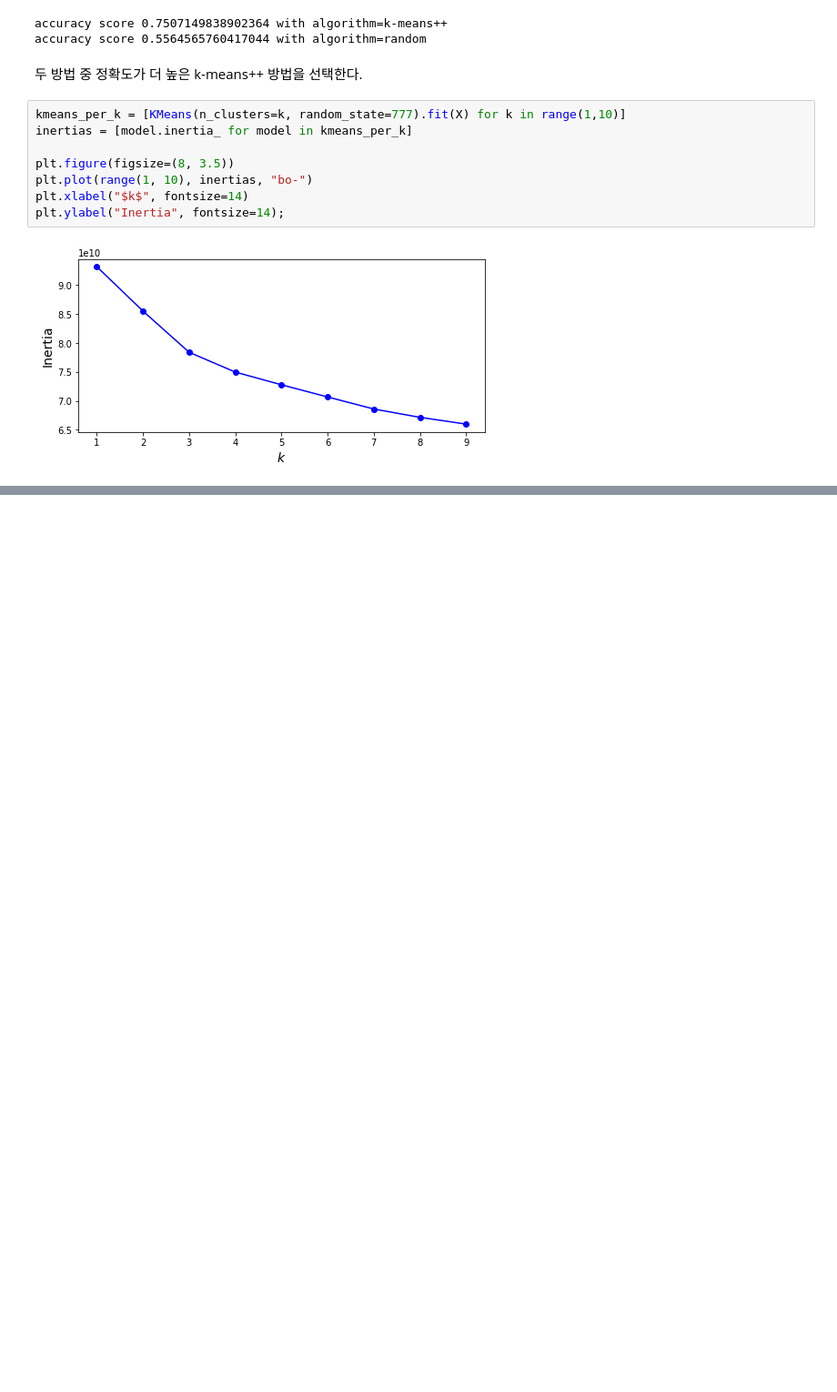
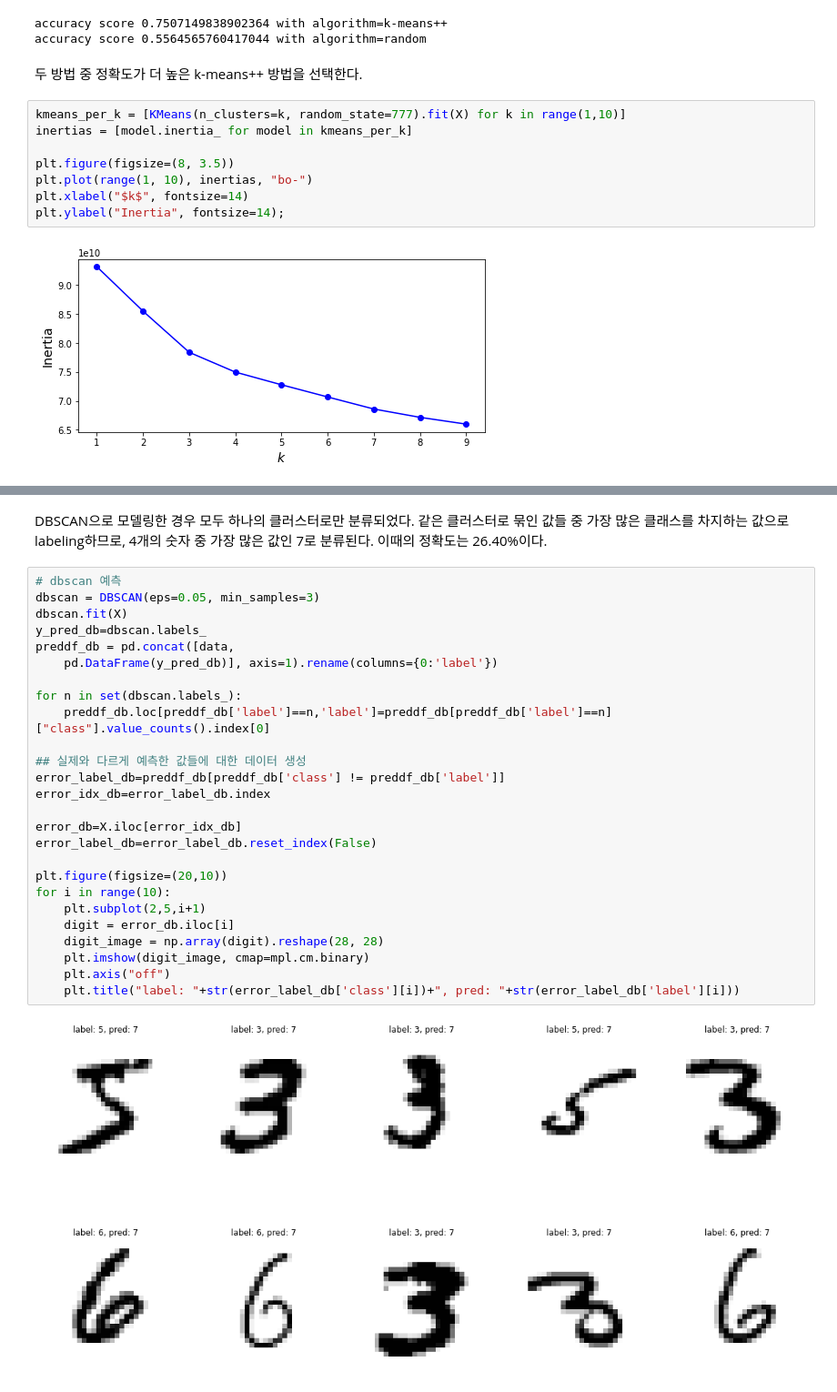
Before and after one commit to yedini/21_2, a Jupyter notebook: 자료분석특론/HW7.ipynb, the cells around one changed output, grey strips where cells are left out. Shown: that part at 91% size. Cells and saved outputs as stored; diff of their text form; blank space fills up the shorter version.

```diff
--- a/자료분석특론/HW7.ipynb
+++ b/자료분석특론/HW7.ipynb
@@ -82,0 +144,30 @@ plt.ylabel("Inertia", fontsize=14);
+# %% [markdown]
+DBSCAN으로 모델링한 경우 모두 하나의 클러스터로만 분류되었다. 같은 클러스터로 묶인 값들 중 가장 많은 클래스를 차지하는 값으로 labeling하므로, 4개의 숫자 중 가장 많은 값인 7로 분류된다. 이때의 정확도는 26.40%이다.
+# %%
+# dbscan 예측
+dbscan = DBSCAN(eps=0.05, min_samples=3)
+dbscan.fit(X)
+y_pred_db=dbscan.labels_
+preddf_db = pd.concat([data,
+    pd.DataFrame(y_pred_db)], axis=1).rename(columns={0:'label'})
+
+for n in set(dbscan.labels_):
+    preddf_db.loc[preddf_db['label']==n,'label']=preddf_db[preddf_db['label']==n]["class"].value_counts().index[0]
+
+## 실제와 다르게 예측한 값들에 대한 데이터 생성
+error_label_db=preddf_db[preddf_db['class'] != preddf_db['label']]
+error_idx_db=error_label_db.index
+
+error_db=X.iloc[error_idx_db]
+error_label_db=error_label_db.reset_index(False)
+
+plt.figure(figsize=(20,10))
+for i in range(10):
+    plt.subplot(2,5,i+1)
+    digit = error_db.iloc[i]
+    digit_image = np.array(digit).reshape(28, 28)
+    plt.imshow(digit_image, cmap=mpl.cm.binary)
+    plt.axis("off")
+    plt.title("label: "+str(error_label_db['class'][i])+", pred: "+str(error_label_db['label'][i]))
+# %% [output]
+[figure, added]
```
Also changed, not shown: parts of 24 cells of this notebook.
